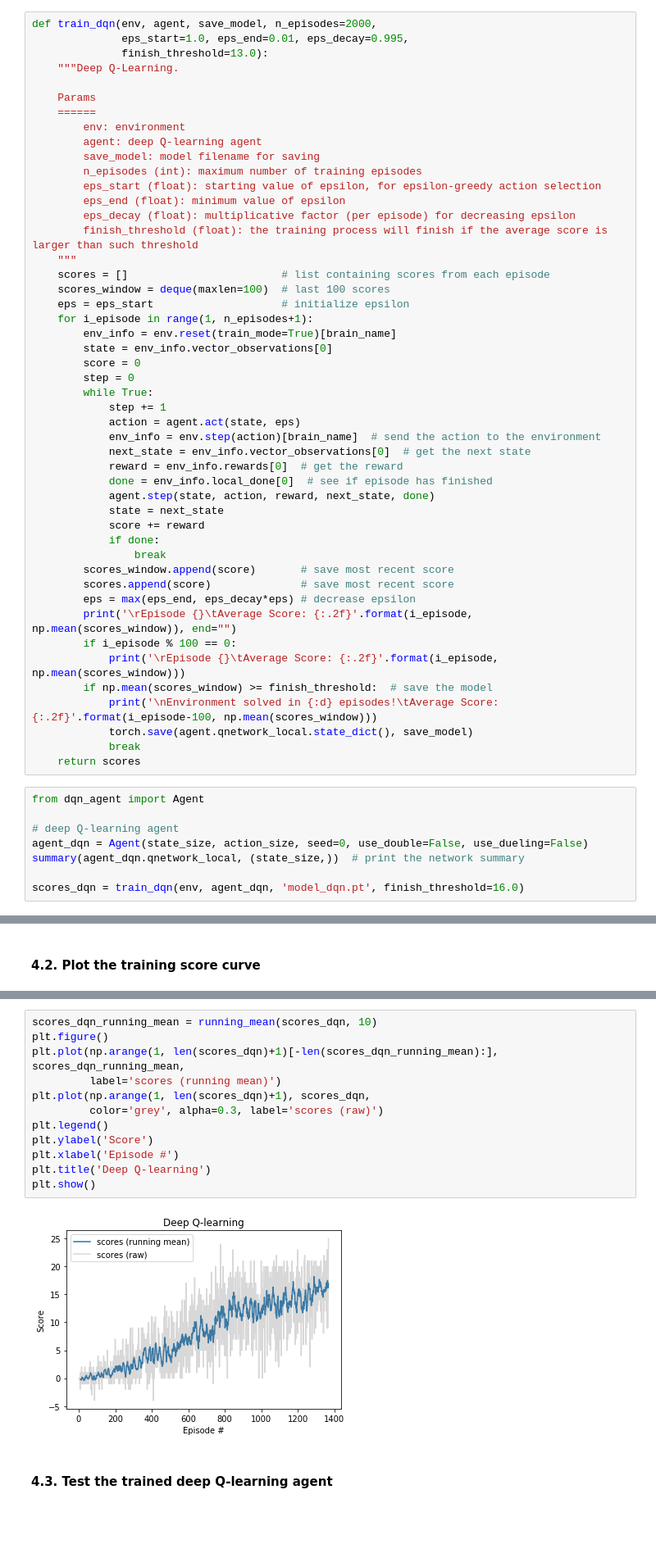
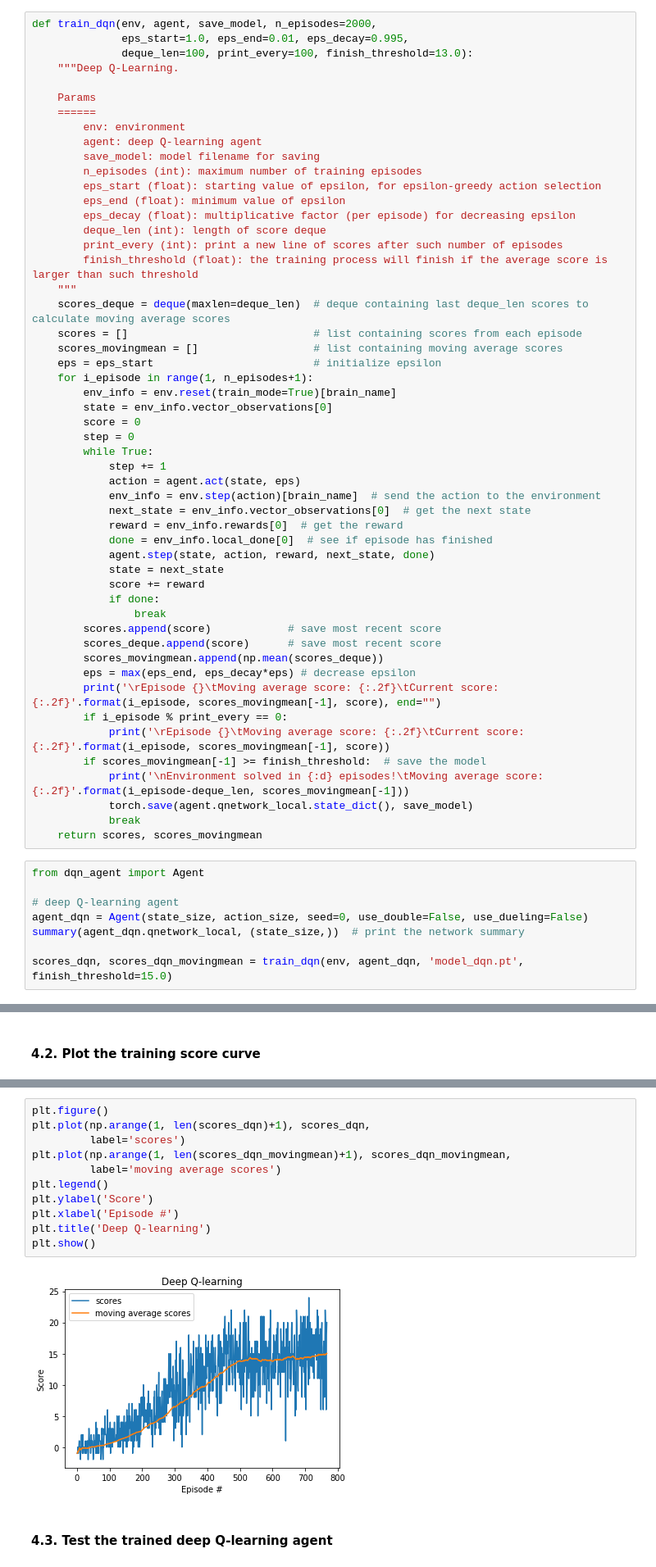
Before and after one commit to zhulingchen/deep-reinforcement-learning, a Jupyter notebook: p1_navigation/Navigation.ipynb, the cells around one changed output, grey strips where cells are left out. Shown: that part at 82% size. Cells and saved outputs as stored; diff of their text form; blank space fills up the shorter version.

```diff
--- a/p1_navigation/Navigation.ipynb
+++ b/p1_navigation/Navigation.ipynb
@@ -142,7 +145,7 @@ env.close()
 # %%
 def train_dqn(env, agent, save_model, n_episodes=2000,
               eps_start=1.0, eps_end=0.01, eps_decay=0.995,
-              finish_threshold=13.0):
+              deque_len=100, print_every=100, finish_threshold=13.0):
     """Deep Q-Learning.
 
     Params
@@ -154,11 +157,14 @@ def train_dqn(env, agent, save_model, n_episodes=2000,
         eps_start (float): starting value of epsilon, for epsilon-greedy action selection
         eps_end (float): minimum value of epsilon
         eps_decay (float): multiplicative factor (per episode) for decreasing epsilon
+        deque_len (int): length of score deque
+        print_every (int): print a new line of scores after such number of episodes
         finish_threshold (float): the training process will finish if the average score is larger than such threshold
     """
-    scores = []                        # list containing scores from each episode
-    scores_window = deque(maxlen=100)  # last 100 scores
-    eps = eps_start                    # initialize epsilon
+    scores_deque = deque(maxlen=deque_len)  # deque containing last deque_len scores to calculate moving average scores
+    scores = []                             # list containing scores from each episode
+    scores_movingmean = []                  # list containing moving average scores
+    eps = eps_start                         # initialize epsilon
     for i_episode in range(1, n_episodes+1):
         env_info = env.reset(train_mode=True)[brain_name]
         state = env_info.vector_observations[0]
@@ -176,17 +182,18 @@ def train_dqn(env, agent, save_model, n_episodes=2000,
             score += reward
             if done:
                 break
-        scores_window.append(score)       # save most recent score
-        scores.append(score)              # save most recent score
+        scores.append(score)            # save most recent score
+        scores_deque.append(score)      # save most recent score
+        scores_movingmean.append(np.mean(scores_deque))
         eps = max(eps_end, eps_decay*eps) # decrease epsilon
-        print('\rEpisode {}\tAverage Score: {:.2f}'.format(i_episode, np.mean(scores_window)), end="")
-        if i_episode % 100 == 0:
-            print('\rEpisode {}\tAverage Score: {:.2f}'.format(i_episode, np.mean(scores_window)))
-        if np.mean(scores_window) >= finish_threshold:  # save the model
-            print('\nEnvironment solved in {:d} episodes!\tAverage Score: {:.2f}'.format(i_episode-100, np.mean(scores_window)))
+        print('\rEpisode {}\tMoving average score: {:.2f}\tCurrent score: {:.2f}'.format(i_episode, scores_movingmean[-1], score), end="")
+        if i_episode % print_every == 0:
+            print('\rEpisode {}\tMoving average score: {:.2f}\tCurrent score: {:.2f}'.format(i_episode, scores_movingmean[-1], score))
+        if scores_movingmean[-1] >= finish_threshold:  # save the model
+            print('\nEnvironment solved in {:d} episodes!\tMoving average score: {:.2f}'.format(i_episode-deque_len, scores_movingmean[-1]))
             torch.save(agent.qnetwork_local.state_dict(), save_model)
             break
-    return scores
+    return scores, scores_movingmean
 # %%
 from dqn_agent import Agent
 
@@ -194,7 +201,7 @@ from dqn_agent import Agent
 agent_dqn = Agent(state_size, action_size, seed=0, use_double=False, use_dueling=False)
 summary(agent_dqn.qnetwork_local, (state_size,))  # print the network summary
 
-scores_dqn = train_dqn(env, agent_dqn, 'model_dqn.pt', finish_threshold=16.0)
+scores_dqn, scores_dqn_movingmean = train_dqn(env, agent_dqn, 'model_dqn.pt', finish_threshold=15.0)
 # %% [output]
 ----------------------------------------------------------------
         Layer (type)               Output Shape         Param #
@@ -223,17 +225,16 @@ def running_mean(x, N):
 # %%
-scores_dqn_running_mean = running_mean(scores_dqn, 10)
 plt.figure()
-plt.plot(np.arange(1, len(scores_dqn)+1)[-len(scores_dqn_running_mean):], scores_dqn_running_mean,
-         label='scores (running mean)')
 plt.plot(np.arange(1, len(scores_dqn)+1), scores_dqn,
-         color='grey', alpha=0.3, label='scores (raw)')
+         label='scores')
+plt.plot(np.arange(1, len(scores_dqn_movingmean)+1), scores_dqn_movingmean,
+         label='moving average scores')
 plt.legend()
 plt.ylabel('Score')
 plt.xlabel('Episode #')
 plt.title('Deep Q-learning')
 plt.show()
 # %% [output]
-[figure, old version]
+[figure, new version]
 # %% [markdown]
 #### 4.3. Test the trained deep Q-learning agent
 # %%
```
Also changed, not shown: parts of 12 cells of this notebook, 6 other files.
